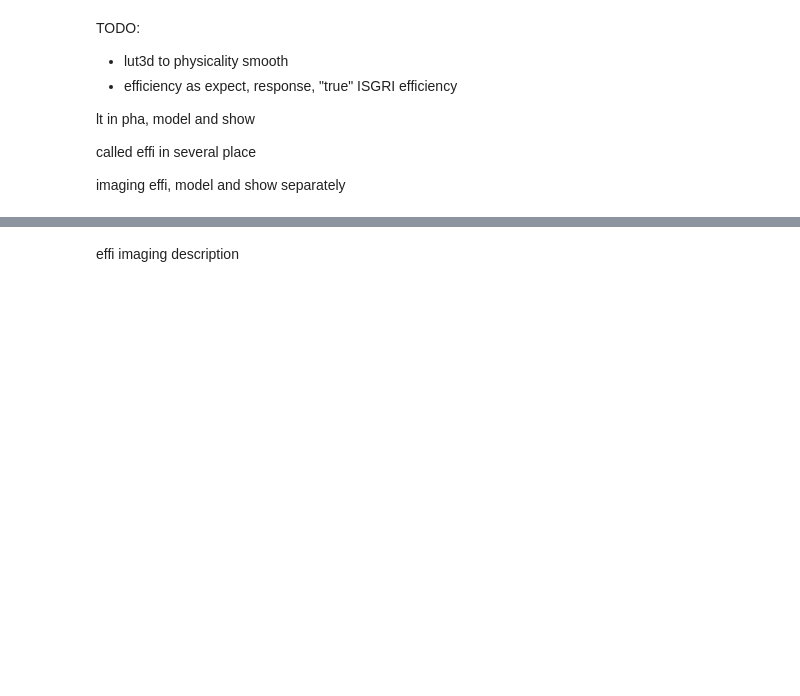
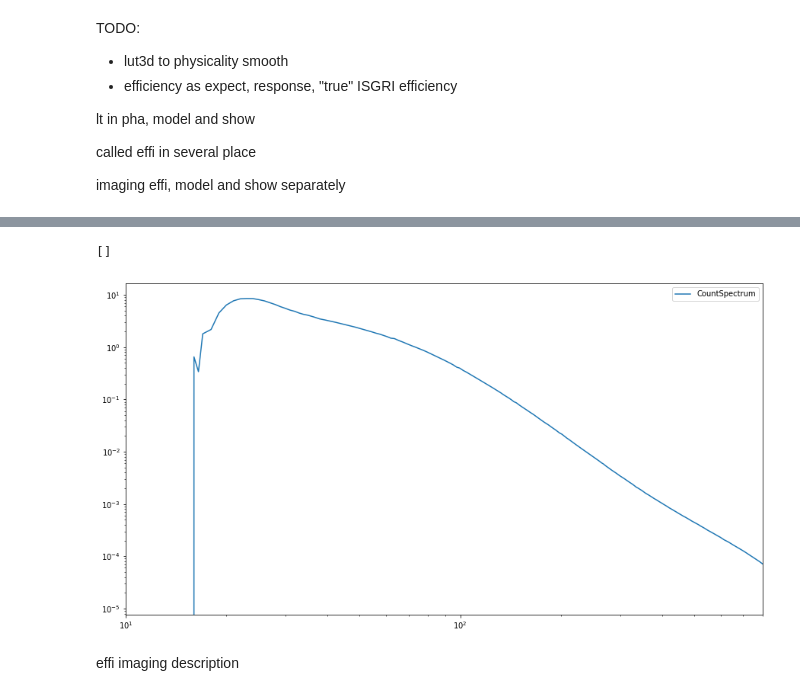
Before and after one commit to volodymyrss/integral-ibis-isgri-le-response, a Jupyter notebook: book/effi-rsp-lut2.ipynb, the cells around one changed output, grey strips where cells are left out. Cells and saved outputs as stored; diff of their text form; code cells hidden in the pictures; blank space fills up the shorter version.

```diff
--- a/book/effi-rsp-lut2.ipynb
+++ b/book/effi-rsp-lut2.ipynb
@@ -441,7 +441,7 @@ import ogip
 import ogip.tools
 import ogip.spec
 
-ic_base = "/unsaved/astro/savchenk/osa11/ic-collection/beta"
+ic_base = iconfig.settings.ic_base
 
 effi = fits.open(ic_base + '/ic/ibis/mod/isgr_effc_mod_0235.fits')[1].data[11]['EFFICIENCY']
 ebds = fits.open(ic_base + '/ic/ibis/rsp/isgr_ebds_mod_0001.fits')[1].data
@@ -572,3 +601,45 @@ plt.loglog()
+# %%
+
+
+plt.figure(figsize=(15, 8))
+plt.plot(
+    ce1,
+    rate/(ce2-ce1)  * effi * nomex_norm['norm'],
+    label='CountSpectrum'
+)
+
+# it does not matter how it's transformed as long as response is accordingly.
+# but need to preserve counts evolution
+# new effi from morph
+
+# here need to imitate what will OSA produce when binning and reconstructing
+# def emorph_rate(ce1, ce2, rate, emorph):
+#     edges = np.concatenate([ce1, ce2[-1]])
+#     cumrate = np.cumsum(rate)
+#     cumrate_emorph = interp1d(
+#         emorph(edges),
+#         cumrate,
+#     )(edges)
+# need to adapt morph until response is central
+
+# em_rate = e
+
+# plt.plot(
+#     emorph(ce1),
+#     em_rate/(ce2-ce1) * effi * nomex_norm['norm'],
+#     label='CountSpectrum modified'
+# )
+
+plt.legend()
+
+plt.xlim([10, 800])
+
+plt.loglog()
+
+#TODO: compute spectrum with modiied RSP. compute spectrum with non-modified RSP. several time moments
+# %% [output]
+[]
+[figure, added]
 # %% [markdown]
 effi imaging description
 # %% [markdown]
```
Also changed, not shown: parts of 6 cells of this notebook, 3 other files.
